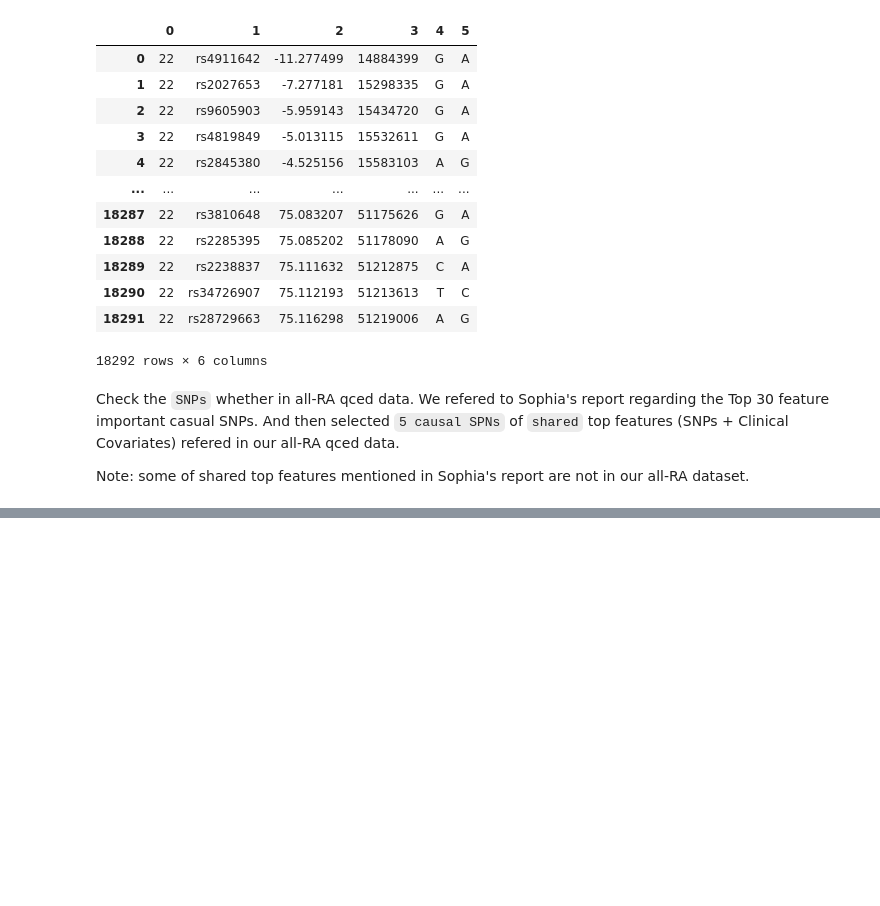
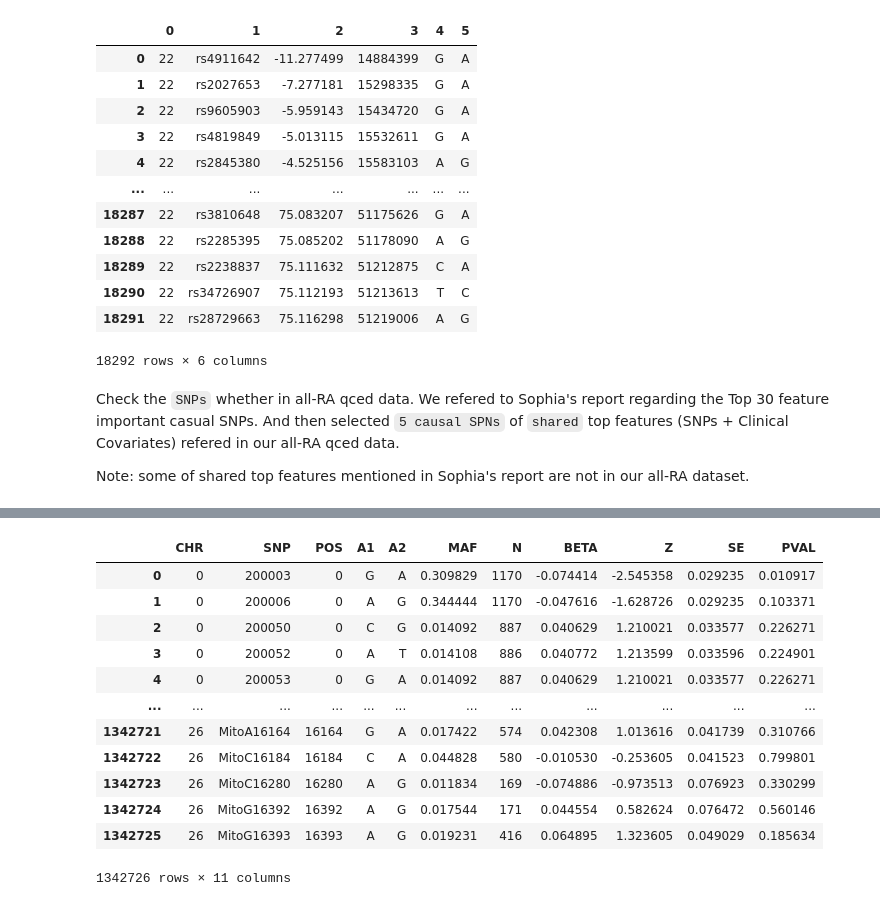
Before and after one commit to Yiqing-Zhu2000/RA_Project, a Jupyter notebook: RA_response_PRS.ipynb, the cells around one changed output, grey strips where cells are left out. Drawn from its saved outputs; the diff is of its cells as text; code cells hidden in the pictures; blank space fills up the shorter version.

```diff
--- a/RA_response_PRS.ipynb
+++ b/RA_response_PRS.ipynb
@@ -761,0 +796,18 @@ Note: We already checked the chromosome in All_RA data, <code>only chr 1-22 </co
+# %%
+# display the .sumstats file formed
+sumS_ALL= pd.read_csv("Toy_example_expr/ALL_RA.sumstats", sep="\t")
+sumS_ALL
+# %% [output]
+|  | CHR | SNP | POS | A1 | A2 | MAF | N | BETA | Z | SE | PVAL |
+| 0 | 0 | 200003 | 0 | G | A | 0.309829 | 1170 | -0.074414 | -2.545358 | 0.029235 | 0.010917 |
+| 1 | 0 | 200006 | 0 | A | G | 0.344444 | 1170 | -0.047616 | -1.628726 | 0.029235 | 0.103371 |
+| 2 | 0 | 200050 | 0 | C | G | 0.014092 | 887 | 0.040629 | 1.210021 | 0.033577 | 0.226271 |
+| 3 | 0 | 200052 | 0 | A | T | 0.014108 | 886 | 0.040772 | 1.213599 | 0.033596 | 0.224901 |
+| 4 | 0 | 200053 | 0 | G | A | 0.014092 | 887 | 0.040629 | 1.210021 | 0.033577 | 0.226271 |
+| ... | ... | ... | ... | ... | ... | ... | ... | ... | ... | ... | ... |
+| 1342721 | 26 | MitoA16164 | 16164 | G | A | 0.017422 | 574 | 0.042308 | 1.013616 | 0.041739 | 0.310766 |
+| 1342722 | 26 | MitoC16184 | 16184 | C | A | 0.044828 | 580 | -0.010530 | -0.253605 | 0.041523 | 0.799801 |
+| 1342723 | 26 | MitoC16280 | 16280 | A | G | 0.011834 | 169 | -0.074886 | -0.973513 | 0.076923 | 0.330299 |
+| 1342724 | 26 | MitoG16392 | 16392 | A | G | 0.017544 | 171 | 0.044554 | 0.582624 | 0.076472 | 0.560146 |
+| 1342725 | 26 | MitoG16393 | 16393 | A | G | 0.019231 | 416 | 0.064895 | 1.323605 | 0.049029 | 0.185634 |
+1342726 rows × 11 columns
```
Also changed, not shown: parts of 7 cells of this notebook.
